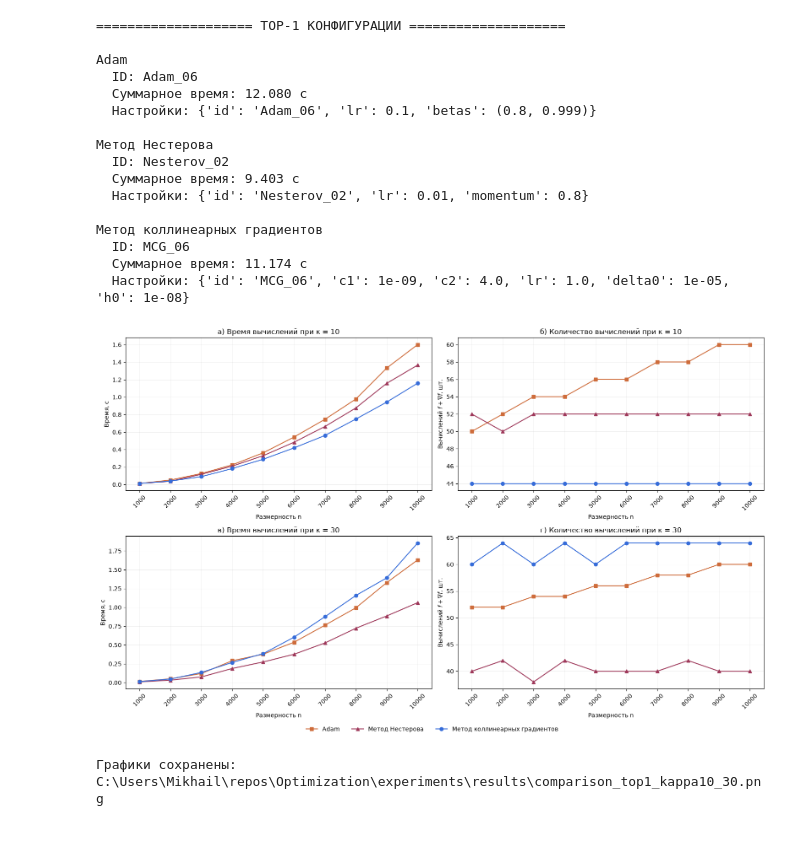
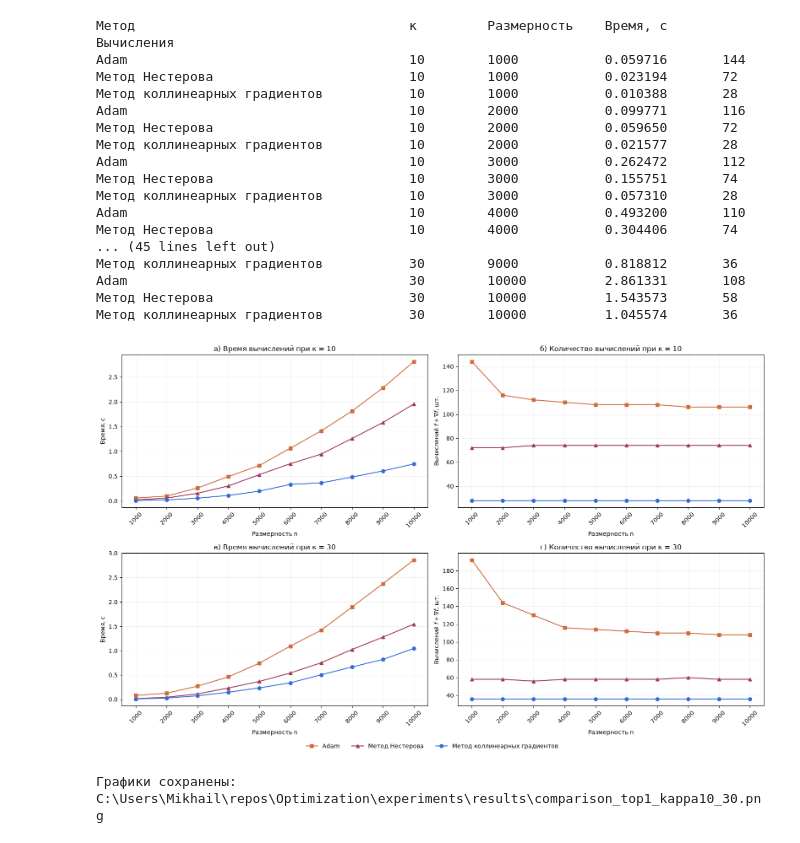
Before and after one commit to Krasko25/Optimization, a Jupyter notebook: experiments/2026-12_Choosing_Hyperparameters.ipynb, the cells around one changed output. Cells and saved outputs as stored; diff of their text form; code cells hidden in the pictures.

Commit message:
Измени настройки методов, добавь вывод данных графиков тектом

```diff
--- a/experiments/2026-12_Choosing_Hyperparameters.ipynb
+++ b/experiments/2026-12_Choosing_Hyperparameters.ipynb
@@ -56,7 +56,7 @@ NESTEROV_BETA_VALUES = [0.9, 0.99, 0.999]
 
 # Метод коллинеарных градиентов
 # В исходном списке 1e-9 указано дважды.
-MCG_C1_VALUES = [1e-5, 1e-7, 1e-9, 1e-10, 1e-11, 1e-12]
+MCG_C1_VALUES = [1e-5, 1e-6, 1e-8, 1e-10, 1e-11, 1e-12]
 MCG_C2_VALUES = [2.0, 4.0]
 
 
@@ -504,6 +504,8 @@ Adam
 # %%
 import matplotlib.pyplot as plt
 from pathlib import Path
+
+
 # выбор Top-1 конфигураций
 
 OPTIMIZER_NAMES = [
@@ -513,8 +515,6 @@ OPTIMIZER_NAMES = [
 ]
 
 BEST_CONFIGS = {}
-
-print("\n==================== TOP-1 КОНФИГУРАЦИИ ====================")
 
 for name in OPTIMIZER_NAMES:
 
@@ -534,11 +534,6 @@ for name in OPTIMIZER_NAMES:
         )
 
     BEST_CONFIGS[name] = best_config["id"]
-
-    print(f"\n{name}")
-    print(f"  ID: {best_config['id']}")
-    print(f"  Суммарное время: {best_config['total_time']:.3f} с")
-    print(f"  Настройки: {best_config['config']}")
 
 
 # графики
@@ -567,6 +562,7 @@ PLOT_N_VALUES = [
     6000, 7000, 8000, 9000, 10000
 ]
 
+
 # Проверка наличия результатов для построения графиков
 
 for kappa in PLOT_KAPPA_VALUES:
@@ -588,6 +584,32 @@ for kappa in PLOT_KAPPA_VALUES:
                     f"Нет данных для графика: "
                     f"{name}, {config_id}, κ={kappa}, n={n}"
                 )
+
+
+# компактный вывод данных задач
+
+print(
+    f"{'Метод':<40}"
+    f"{'κ':<10}"
+    f"{'Размерность':<15}"
+    f"{'Время, с':<15}"
+    f"{'Вычисления'}"
+)
+
+for kappa in PLOT_KAPPA_VALUES:
+    for n in PLOT_N_VALUES:
+        for name in OPTIMIZER_NAMES:
+
+            config_id = BEST_CONFIGS[name]
+            record = results[kappa][0][n][name][config_id]
+
+            print(
+                f"{name:<40}"
+                f"{kappa:<10}"
+                f"{n:<15}"
+                f"{record['time']:<15.6f}"
+                f"{record['total_evals']}"
+            )
 
 
 # построение графиков
@@ -697,48 +719,49 @@ for row_idx, kappa in enumerate(PLOT_KAPPA_VALUES):
 fig.legend(
     handles=legend_handles,
     loc="lower center",
     bbox_to_anchor=(0.5, 0.015),
     ncol=3,
     fontsize=10,
     frameon=False,
     labelcolor="black"
 )
 
 # Настройка расположения
 
 fig.tight_layout(rect=(0, 0.045, 1, 1))
 
 # Сохранение графиков
 
 out_path = Path("results/comparison_top1_kappa10_30.png")
 
 fig.savefig(
     out_path,
     dpi=300,
     bbox_inches="tight",
     facecolor="white",
     edgecolor="white"
 )
 
 plt.show()
 
 print(f"\nГрафики сохранены: {out_path.resolve()}")
 # %% [output]
-==================== TOP-1 КОНФИГУРАЦИИ ====================
-
-Adam
-  ID: Adam_06
-  Суммарное время: 12.080 с
-  Настройки: {'id': 'Adam_06', 'lr': 0.1, 'betas': (0.8, 0.999)}
-
-Метод Нестерова
-  ID: Nesterov_02
-  Суммарное время: 9.403 с
-  Настройки: {'id': 'Nesterov_02', 'lr': 0.01, 'momentum': 0.8}
-
-Метод коллинеарных градиентов
-  ID: MCG_06
-  Суммарное время: 11.174 с
-  Настройки: {'id': 'MCG_06', 'c1': 1e-09, 'c2': 4.0, 'lr': 1.0, 'delta0': 1e-05, 'h0': 1e-08}
+Метод                                   κ         Размерность    Время, с       Вычисления
+Adam                                    10        1000           0.059716       144
+Метод Нестерова                         10        1000           0.023194       72
+Метод коллинеарных градиентов           10        1000           0.010388       28
+Adam                                    10        2000           0.099771       116
+Метод Нестерова                         10        2000           0.059650       72
+Метод коллинеарных градиентов           10        2000           0.021577       28
+Adam                                    10        3000           0.262472       112
+Метод Нестерова                         10        3000           0.155751       74
+Метод коллинеарных градиентов           10        3000           0.057310       28
+Adam                                    10        4000           0.493200       110
+Метод Нестерова                         10        4000           0.304406       74
+... (45 lines left out)
+Метод коллинеарных градиентов           30        9000           0.818812       36
+Adam                                    30        10000          2.861331       108
+Метод Нестерова                         30        10000          1.543573       58
+Метод коллинеарных градиентов           30        10000          1.045574       36
-[figure, old version]
+[figure, new version]
 Графики сохранены: C:\Users\Mikhail\repos\Optimization\experiments\results\comparison_top1_kappa10_30.png
```
Also changed, not shown: parts of 3 cells of this notebook, 1 other file.
